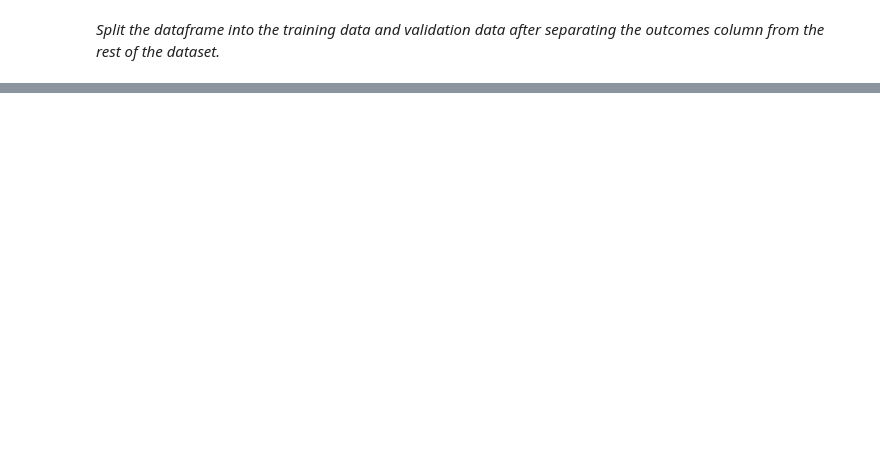
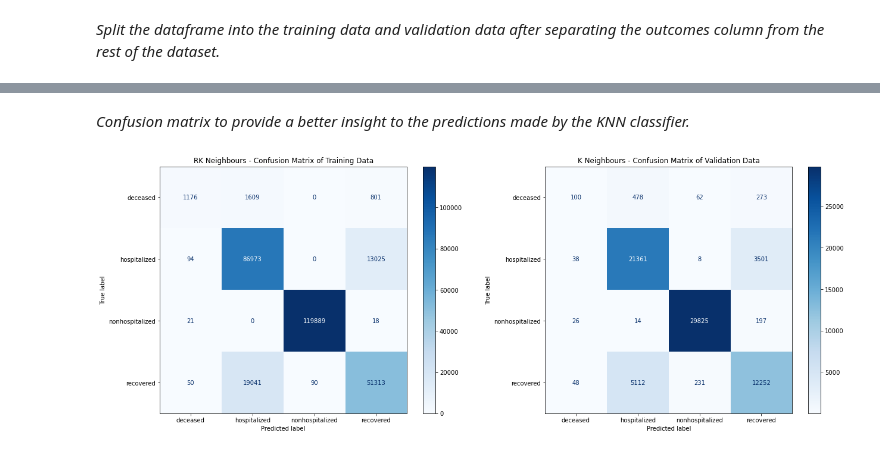
Before and after one commit to a-sani/COVID-19, a Jupyter notebook: milestone2/src/main.ipynb, the cells around one changed output, grey strips where cells are left out. Saved outputs shown, nothing was run; the diff lists cells and outputs as text; code cells hidden in the pictures; blank space fills up the shorter version.

Commit message:
complete milestone2 notebook and added figures

```diff
--- a/milestone2/src/main.ipynb
+++ b/milestone2/src/main.ipynb
@@ -61,2 +57,14 @@ dtype: object
+# %%
+#use label encoder to normalize categorical features in dataframe
+le = LabelEncoder()
+categoricalFeatures = ['sex', 'province', 'country','key','additional_information', 'source']
+for feat in categoricalFeatures:
+    df[feat]= le.fit_transform(df[feat])
 # %% [markdown]
 *Split the dataframe into the training data and validation data after separating the outcomes column from the rest of the dataset.*
+# %%
+y = df['outcome']
+X = df.drop(['outcome'], axis=1)
+
+#split data into training and validation sets
+training_data, validation_data, training_truth, validation_truth = train_test_split(X, y, train_size=0.8, test_size=0.20, random_state=11)
@@ -62,0 +73,5 @@ dtype: object
+# %%
+knn = KNeighborsClassifier(n_neighbors = 9, weights = 'distance')
+knn.fit(training_data, training_truth)
+# save the trained model to disk
+pickle.dump(knn, open('../models/knn_classifier.pkl', 'wb'))
@@ -62,0 +80,7 @@ dtype: object
+# %%
+# load the model from disk
+knn = pickle.load(open('../models/knn_classifier.pkl', 'rb'))
+# predict on the training data
+training_prediction = knn.predict(training_data)
+#predict on the validation data
+validation_prediction = knn.predict(validation_data)
@@ -62,0 +119,16 @@ dtype: object
+# %% [markdown]
+*Confusion matrix to provide a better insight to the predictions made by the KNN classifier.*
+# %%
+fig, ax = plt.subplots(figsize = (20, 15), nrows = 1, ncols = 2)
+metrics.plot_confusion_matrix(knn, training_data, training_truth, cmap = plt.cm.Blues, ax = ax[0], values_format = '.6g')
+ax[0].set_title('RK Neighbours - Confusion Matrix of Training Data')
+metrics.plot_confusion_matrix(knn, validation_data, validation_truth, cmap = plt.cm.Blues, ax = ax[1], values_format = '.6g')
+ax[1].set_title('K Neighbours - Confusion Matrix of Validation Data')
+
+# figure settings
+fig.tight_layout()
+fig.subplots_adjust(top=0.4)
+fig.subplots_adjust(right=0.9)
+fig.savefig('../plots/knn_cm.png', bbox_inches='tight', pad_inches=0.3)
+# %% [output]
+[figure, added]
```
Also changed, not shown: parts of 43 cells of this notebook, 14 other files.
